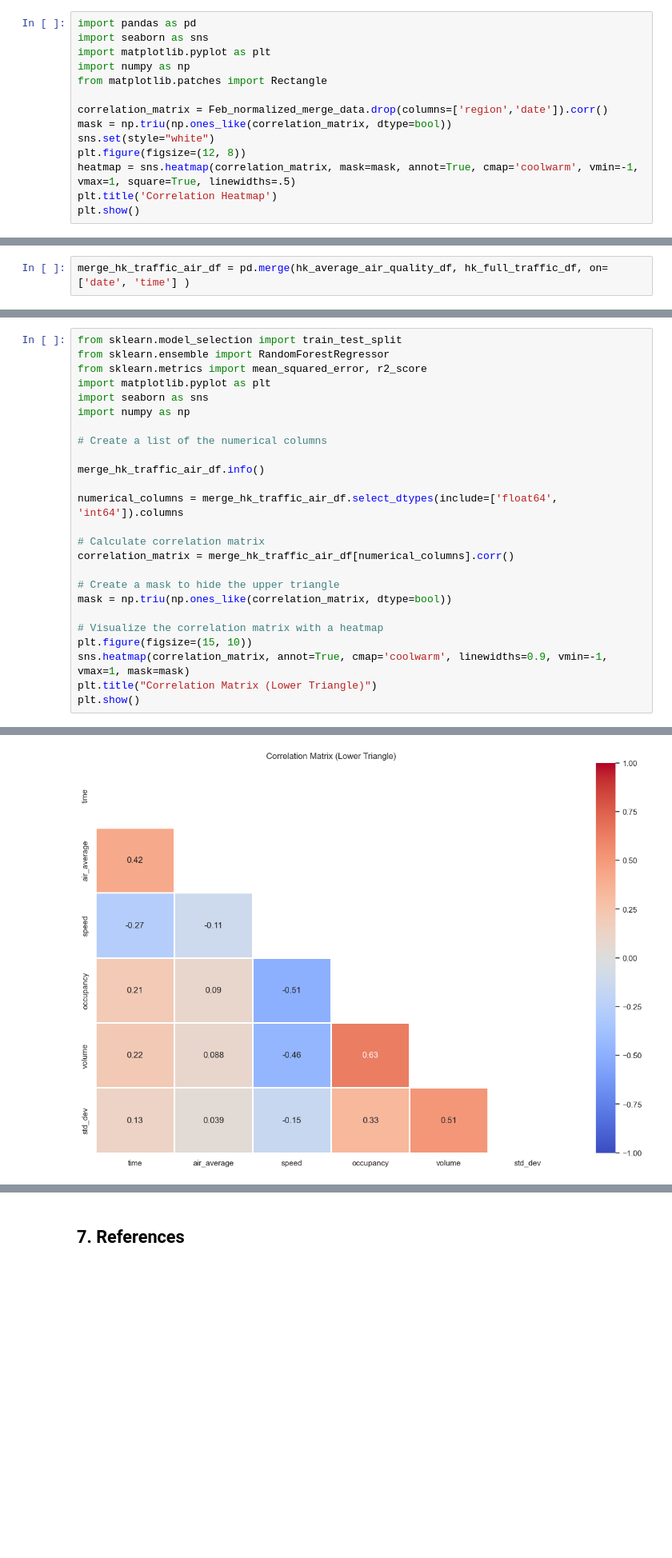
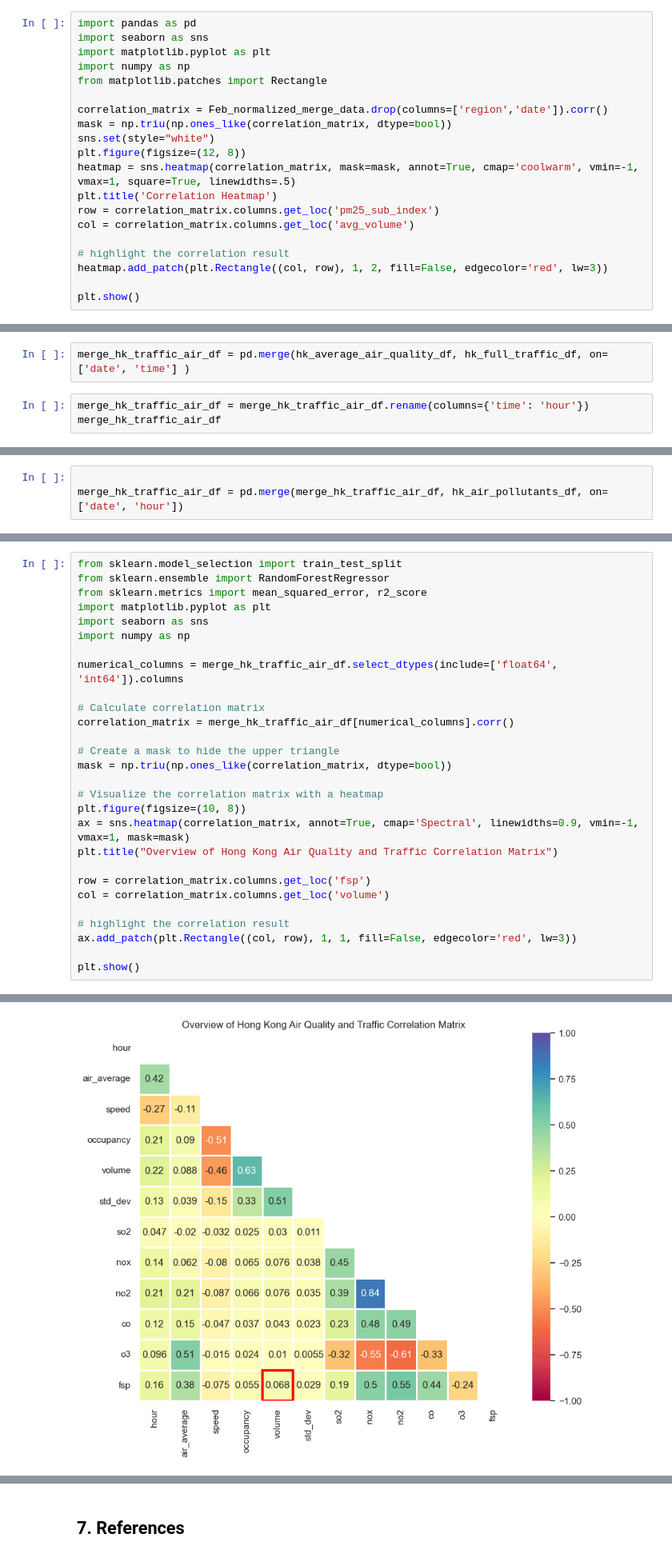
Before and after one commit to linxianying/G12_GuidedProject, a Jupyter notebook: traffic_air_sg.ipynb, the cells around one changed output, grey strips where cells are left out. Shown at 80% size. Drawn from its saved outputs; the diff is of its cells as text; blank space fills up the shorter version.

Commit message:
added highlight box to correlation matrix

```diff
--- a/traffic_air_sg.ipynb
+++ b/traffic_air_sg.ipynb
@@ -1086,5 +1086,11 @@ sns.set(style="white")
 plt.figure(figsize=(12, 8))
 heatmap = sns.heatmap(correlation_matrix, mask=mask, annot=True, cmap='coolwarm', vmin=-1, vmax=1, square=True, linewidths=.5)
 plt.title('Correlation Heatmap')
+row = correlation_matrix.columns.get_loc('pm25_sub_index')
+col = correlation_matrix.columns.get_loc('avg_volume')
+
+# highlight the correlation result
+heatmap.add_patch(plt.Rectangle((col, row), 1, 2, fill=False, edgecolor='red', lw=3))
+
 plt.show()
 # %% [output]
@@ -1786,3 +1798,6 @@ plt.show()
 ### 5.4 Data Modelling and Analysis
 # %%
 merge_hk_traffic_air_df = pd.merge(hk_average_air_quality_df, hk_full_traffic_df, on=['date', 'time'] )
+# %%
+merge_hk_traffic_air_df = merge_hk_traffic_air_df.rename(columns={'time': 'hour'})
+merge_hk_traffic_air_df
@@ -1789,3 +1818,6 @@ merge_hk_traffic_air_df = pd.merge(hk_average_air_quality_df, hk_full_traffic_df
+# %%
+
+merge_hk_traffic_air_df = pd.merge(merge_hk_traffic_air_df, hk_air_pollutants_df, on=['date', 'hour'])
 # %%
 merge_hk_traffic_air_df.head()
 # %% [output]
@@ -1936,10 +1930,6 @@ from sklearn.metrics import mean_squared_error, r2_score
 import matplotlib.pyplot as plt
 import seaborn as sns
 import numpy as np
-
-# Create a list of the numerical columns
-
-merge_hk_traffic_air_df.info()
 
 numerical_columns = merge_hk_traffic_air_df.select_dtypes(include=['float64', 'int64']).columns
 
@@ -1950,8 +1940,15 @@ correlation_matrix = merge_hk_traffic_air_df[numerical_columns].corr()
 mask = np.triu(np.ones_like(correlation_matrix, dtype=bool))
 
 # Visualize the correlation matrix with a heatmap
-plt.figure(figsize=(15, 10))
-sns.heatmap(correlation_matrix, annot=True, cmap='coolwarm', linewidths=0.9, vmin=-1, vmax=1, mask=mask)
-plt.title("Correlation Matrix (Lower Triangle)")
+plt.figure(figsize=(10, 8))
+ax = sns.heatmap(correlation_matrix, annot=True, cmap='Spectral', linewidths=0.9, vmin=-1, vmax=1, mask=mask)
+plt.title("Overview of Hong Kong Air Quality and Traffic Correlation Matrix")
+
+row = correlation_matrix.columns.get_loc('fsp')
+col = correlation_matrix.columns.get_loc('volume')
+
+# highlight the correlation result
+ax.add_patch(plt.Rectangle((col, row), 1, 1, fill=False, edgecolor='red', lw=3))
+
 plt.show()
 # %% [output]
@@ -1976,4 +1959,4 @@ memory usage: 675.1+ KB
-[figure, old version]
+[figure, new version]
 # %%
 X = merge_hk_traffic_air_df.drop(['speed','std_dev'], axis=1)
 
```
Also changed, not shown: parts of 16 cells of this notebook.
